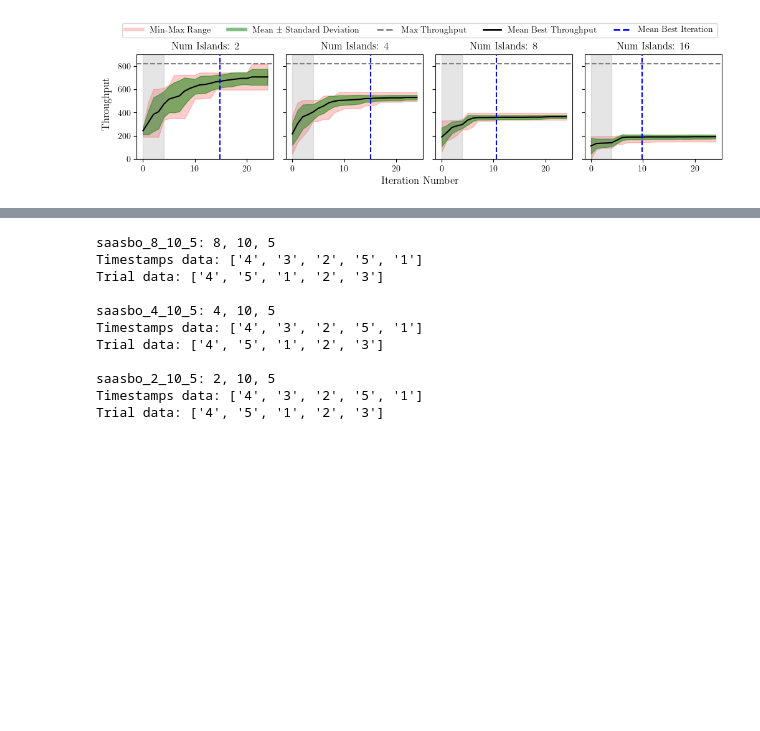
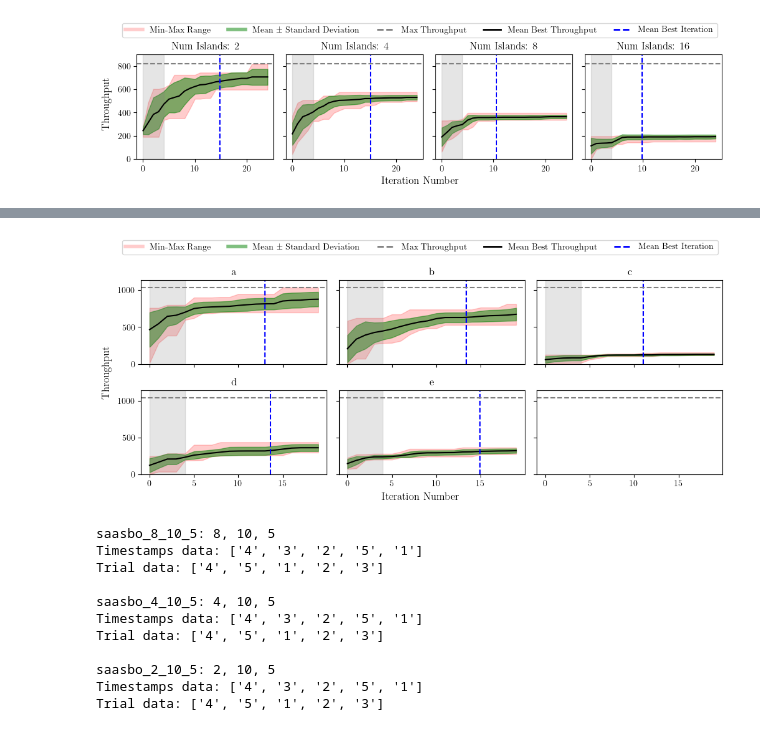
Before and after one commit to NathanRignall/llm-scheduling, a Jupyter notebook: notebooks/evaluate_outer.ipynb, the cells around one changed output, grey strips where cells are left out. Drawn from its saved outputs; the diff is of its cells as text; code cells hidden in the pictures; blank space fills up the shorter version.

Commit message:
Update plots

```diff
--- a/notebooks/evaluate_outer.ipynb
+++ b/notebooks/evaluate_outer.ipynb
@@ -743,3 +828,91 @@ plt.savefig(f"{FIGURE_SAVE_LOCATION}{FIGURE_PREFILE}island_error_area.pdf", bbox
+# %%
+# Plot each azure conv in a separate subplot (averaged)
+
+# set colour cycle for plots
+plt.rcParams['axes.prop_cycle'] = plt.cycler(color=plt.cm.gist_rainbow(np.linspace(0, 1, 10)))
+fig, axes = plt.subplots(2, 3, figsize=(10, 4), sharex=True, sharey=True)
+
+# sort the azure_conv_data by highest number of value sum in inventory
+azure_conv_data = dict(sorted(azure_conv_data.items(), key=lambda item: sum(int(v) for v in item[1]['inventory'].values()), reverse=True))
+
+max_rho = 0.0
+
+for i, (name, data) in enumerate(azure_conv_data.items()):
+    ax = axes[i // 3, i % 3]
+
+    all_trials = pd.concat(data["trial_data"].values(), ignore_index=True)
+    summary = (
+        all_trials
+        .groupby("trial_index")["inv_rho_inc"]
+        .agg(['mean', 'min', 'max', 'std'])
+        .reset_index()
+    )
+
+    # update max_rho if the current max is greater
+    max_rho = max(max_rho, summary["max"].max())
+
+    # plot mean line
+    ax.plot(summary["trial_index"], summary["mean"], color='black')
+
+    # fill area between min and max
+    ax.fill_between(
+        summary["trial_index"],
+        summary["min"],
+        summary["max"],
+        color='red',
+        alpha=0.2
+    )
+
+    # fill area between mean and std
+    ax.fill_between(
+        summary["trial_index"],
+        summary["mean"] - summary["std"],
+        summary["mean"] + summary["std"],
+        color='green',
+        alpha=0.5
+    )
+
+    # put a/b/c in the title then i will include a table for the inventory
+    ax.set_title(chr(ord('a') + i))
+    ax.axvspan(0, 4.0, color='gray', alpha=0.2)
+
+    # get the best trial_index per trial, then take their mean
+    best_iters = [
+        df.groupby('trial_index')['inv_rho_inc']
+          .max()
+          .idxmax()
+        for df in data["trial_data"].values()
+    ]
+    mean_best = np.mean(best_iters)
+    ax.axvline(
+        mean_best,
+        color='blue',
+        linestyle='--',
+        label=f'Mean Best Iteration: {mean_best:.1f}'
+    )
+
+# add a horizontal line at max_rho
+for ax in axes.flat:
+    ax.axhline(max_rho, color='gray', linestyle='--', label='Max Throughput')
+    ax.set_ylim(0, max_rho * 1.1)
+
+# shared axis labels
+fig.text(0.5, -0.01, r'Iteration Number', ha='center', fontsize=12)
+fig.text(-0.01, 0.5, r'Throughput', va='center', rotation='vertical', fontsize=12)
+
+# Add a legend for red and green areas
+handles = [
+    plt.Line2D([0], [0], color='red', lw=4, label='Min-Max Range', alpha=0.2),
+    plt.Line2D([0], [0], color='green', lw=4, label='Mean ± Standard Deviation', alpha=0.5),
+    plt.Line2D([0], [0], color='gray', lw=2, linestyle='--', label='Max Throughput'),
+    plt.Line2D([0], [0], color='black', lw=2, label='Mean Best Throughput'),
+    plt.Line2D([0], [0], color='blue', lw=2, linestyle='--', label='Mean Best Iteration')
+]
+fig.legend(handles=handles, loc='upper center', ncol=5, bbox_to_anchor=(0.5, 1.05))
+plt.tight_layout(rect=[0, 0, 1, 0.96])
+plt.savefig(f"{FIGURE_SAVE_LOCATION}{FIGURE_PREFILE}azure_conv_error_area.pdf", bbox_inches='tight')
+# %% [output]
+[figure, added]
 # %%
 # Load old saasbo data
 
```
Also changed, not shown: parts of 6 cells of this notebook, 1 other file.
